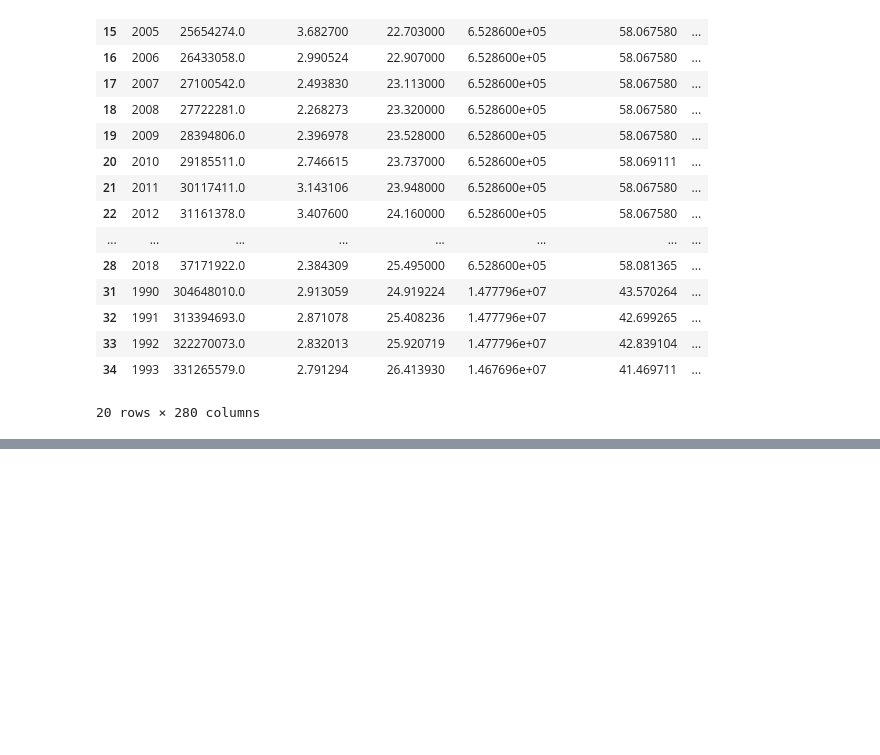
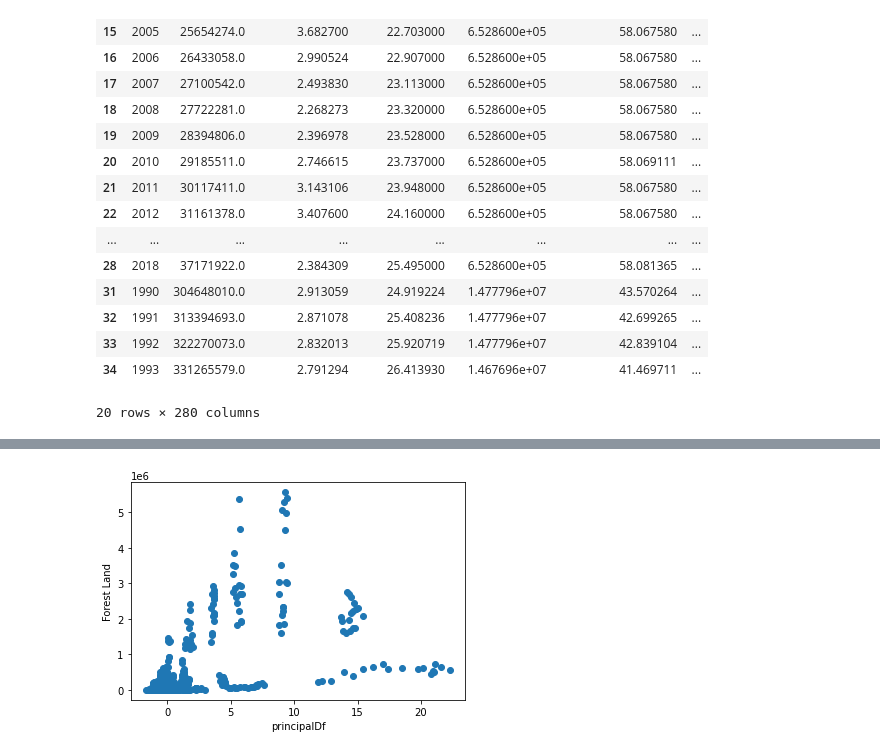
Before and after one commit to mohannashahrad/Borealis_AI_Plant_Tree_Project, a Jupyter notebook: Training/PCA_analysis.ipynb, the cells around one changed output, grey strips where cells are left out. Saved outputs shown, nothing was run; the diff lists cells and outputs as text; code cells hidden in the pictures; blank space fills up the shorter version.

Commit message:
PCA Visualization
Adding visualization using PCA

```diff
--- a/Training/PCA_analysis.ipynb
+++ b/Training/PCA_analysis.ipynb
@@ -213,0 +209,5 @@ R2 score: 0.8568475601668455
+# %%
+pca = PCA(n_components=1)
+principalComponents = pca.fit_transform(normalized_x_2)
+principalDf = pd.DataFrame(data = principalComponents
+             , columns = ['principal component 1'])
@@ -213,0 +232,7 @@ R2 score: 0.8568475601668455
+# %%
+plt.scatter(principalDf,df_2['Tree Loss (ha)'])
+plt.xlabel('principalDf')
+plt.ylabel('Forest Land')
+plt.show()
+# %% [output]
+[figure, added]
```
Also changed, not shown: parts of 10 cells of this notebook.
